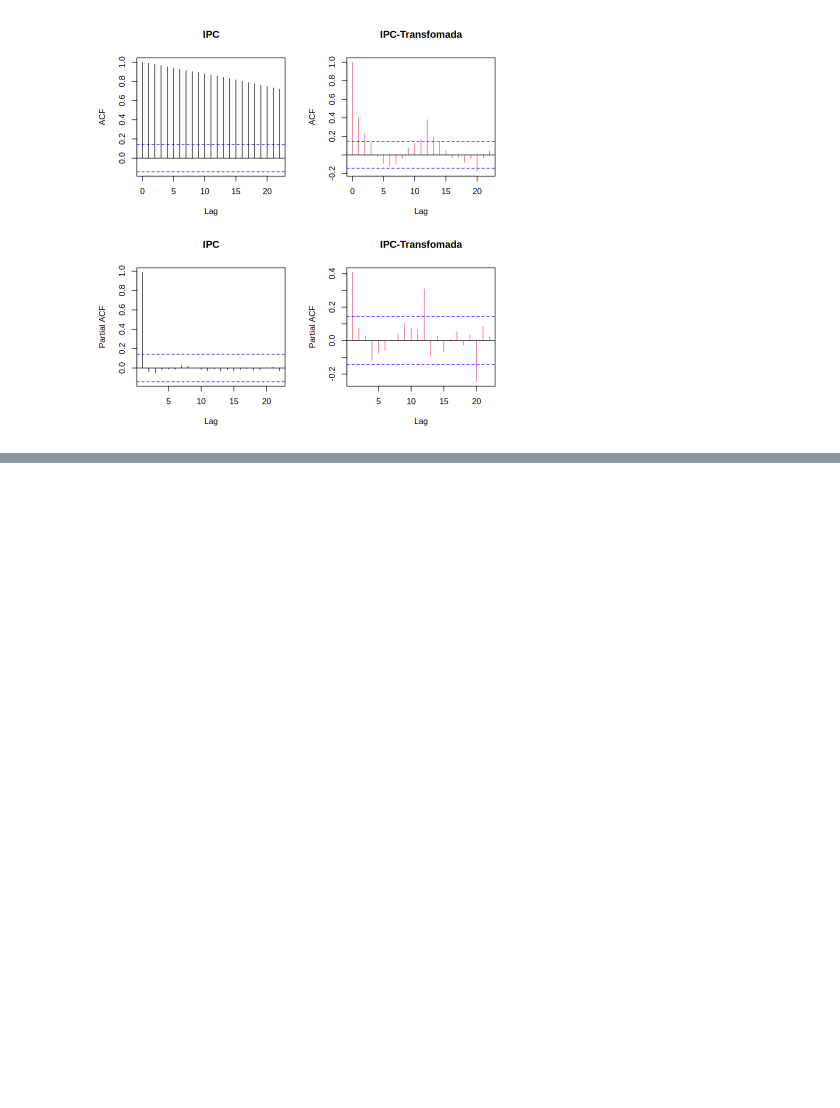
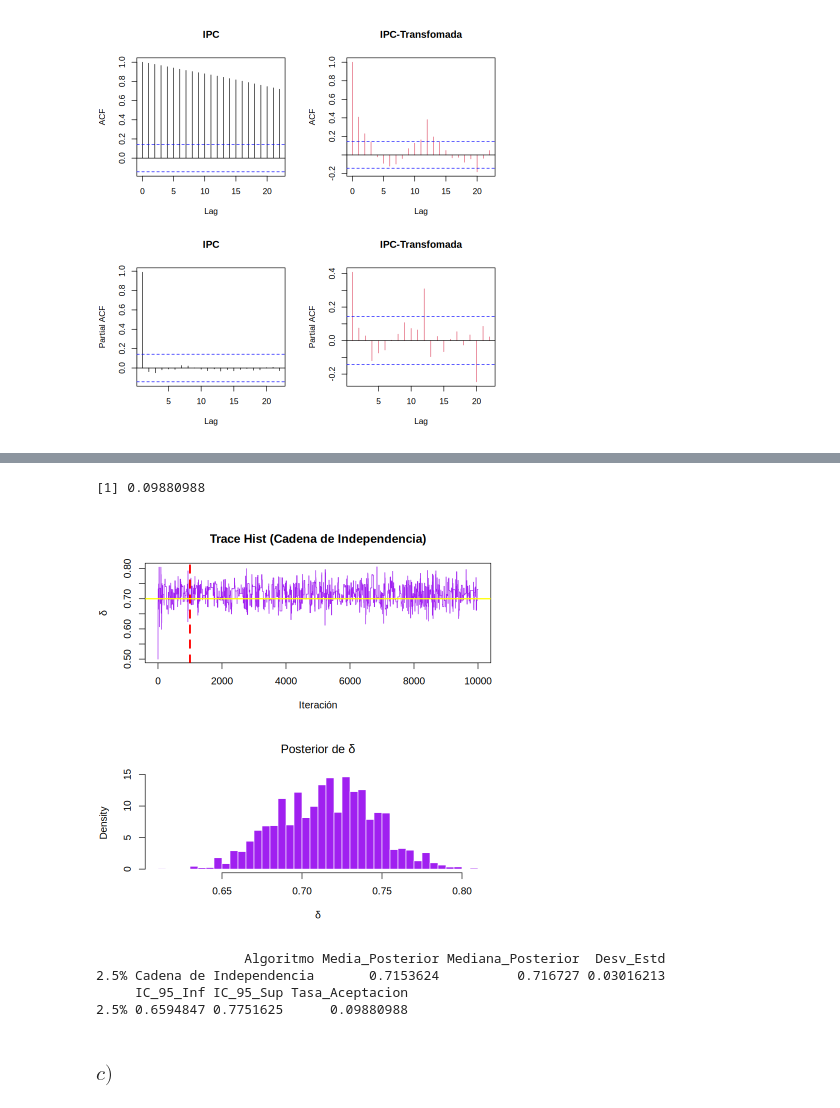
Before and after one commit to Nicolas-Bernal/Simulacion-Estadistica, a Jupyter notebook: 2Segundo Corte/00_Taller.ipynb, the cells around one changed output, grey strips where cells are left out. Cells and saved outputs as stored; diff of their text form; code cells hidden in the pictures; blank space fills up the shorter version.

```diff
--- a/2Segundo Corte/00_Taller.ipynb
+++ b/2Segundo Corte/00_Taller.ipynb
@@ -234,0 +327,58 @@ pacf(datos_diff,col = 2, main = "IPC-Transfomada")
+# %%
+# Algoritmo MCMC
+
+set.seed(777)
+
+for(t in 1:(N-1)){
+  delta_prop = runif(1,min = 0,max = 1)
+  log_alpha = log_ind(delta_prop,x) - log_ind(cadena[t],x)
+
+  if(log(runif(1)) < log_alpha){
+    cadena[t + 1] = delta_prop
+    aceptados = aceptados + 1
+  } else {
+    cadena[t + 1] = cadena[t]
+  }
+}
+
+# burn-in
+
+cadena_burn = cadena[(burn_in + 1):N]
+tasa_aceptacion = aceptados / (N-1)
+tasa_aceptacion
+# %% [output]
+[1] 0.09880988
+# %%
+# Graficos
+
+par(mfrow = c(2,1))
+
+plot(cadena,type = "l",col = "purple",main = "Trace Hist (Cadena de Independencia)",xlab = "Iteración", ylab = expression(delta))
+abline(v = burn_in,col = "red",lwd = 3, lty = 2)
+abline(h = Delta1, col = "yellow", lwd = 2)
+
+hist(cadena_burn, breaks = 30, probability = TRUE,
+     col = "purple", border = "white",
+     main = expression(paste("Posterior de ", delta)),
+     xlab = expression(delta))
+# %% [output]
+[figure, added]
+# %%
+resumen_b = data.frame(
+  Algoritmo = "Cadena de Independencia",
+  Media_Posterior = mean(cadena_burn),
+  Mediana_Posterior = median(cadena_burn),
+  Desv_Estd = sd(cadena_burn),
+  IC_95_Inf = quantile(cadena_burn, 0.025),
+  IC_95_Sup = quantile(cadena_burn, 0.975),
+  Tasa_Aceptacion = tasa_aceptacion
+)
+
+print(resumen_b)
+# %% [output]
+                   Algoritmo Media_Posterior Mediana_Posterior  Desv_Estd
+2.5% Cadena de Independencia       0.7153624          0.716727 0.03016213
+     IC_95_Inf IC_95_Sup Tasa_Aceptacion
+2.5% 0.6594847 0.7751625      0.09880988
+# %% [markdown]
+### $c)$
```
Also changed, not shown: parts of 43 cells of this notebook.
